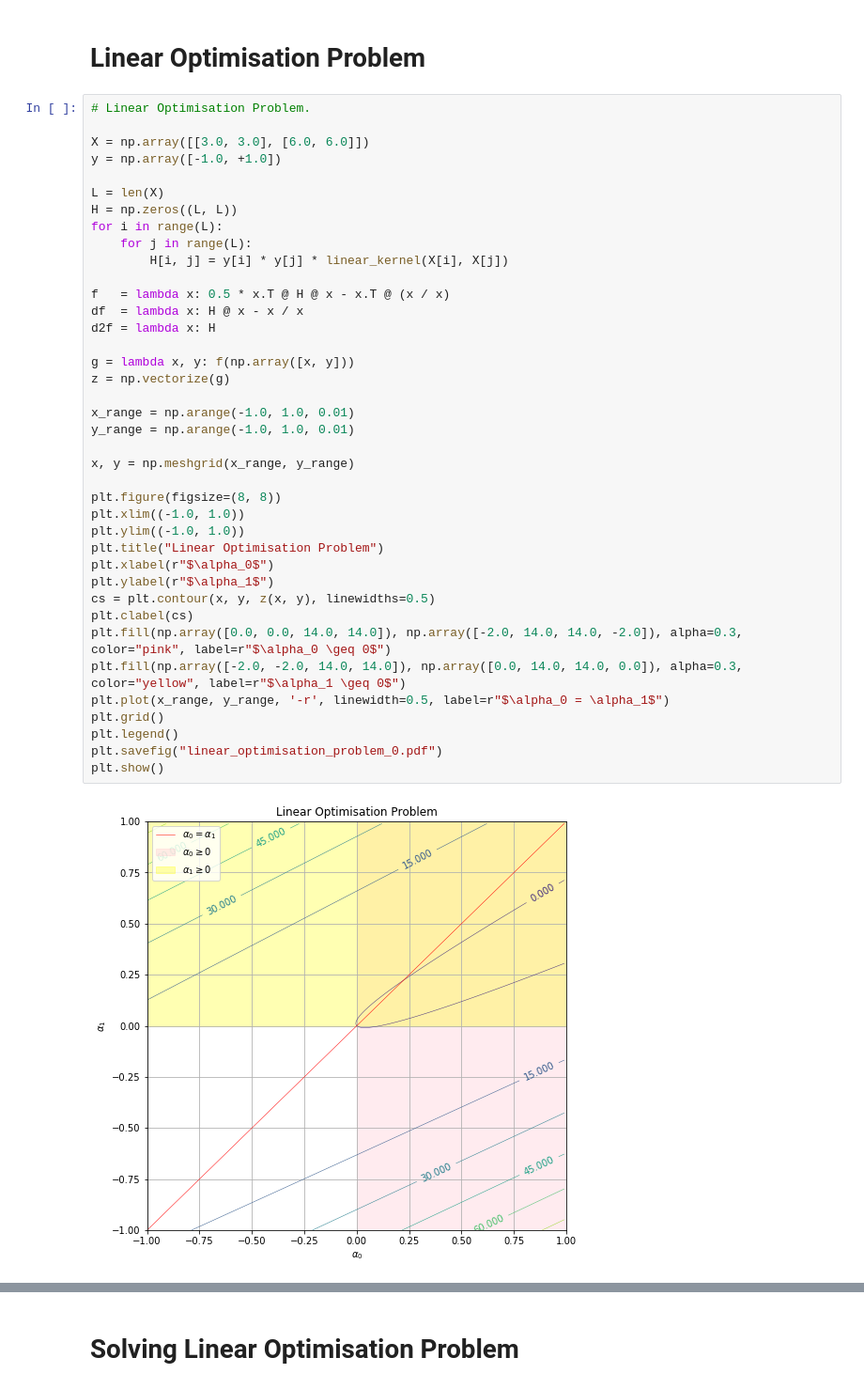
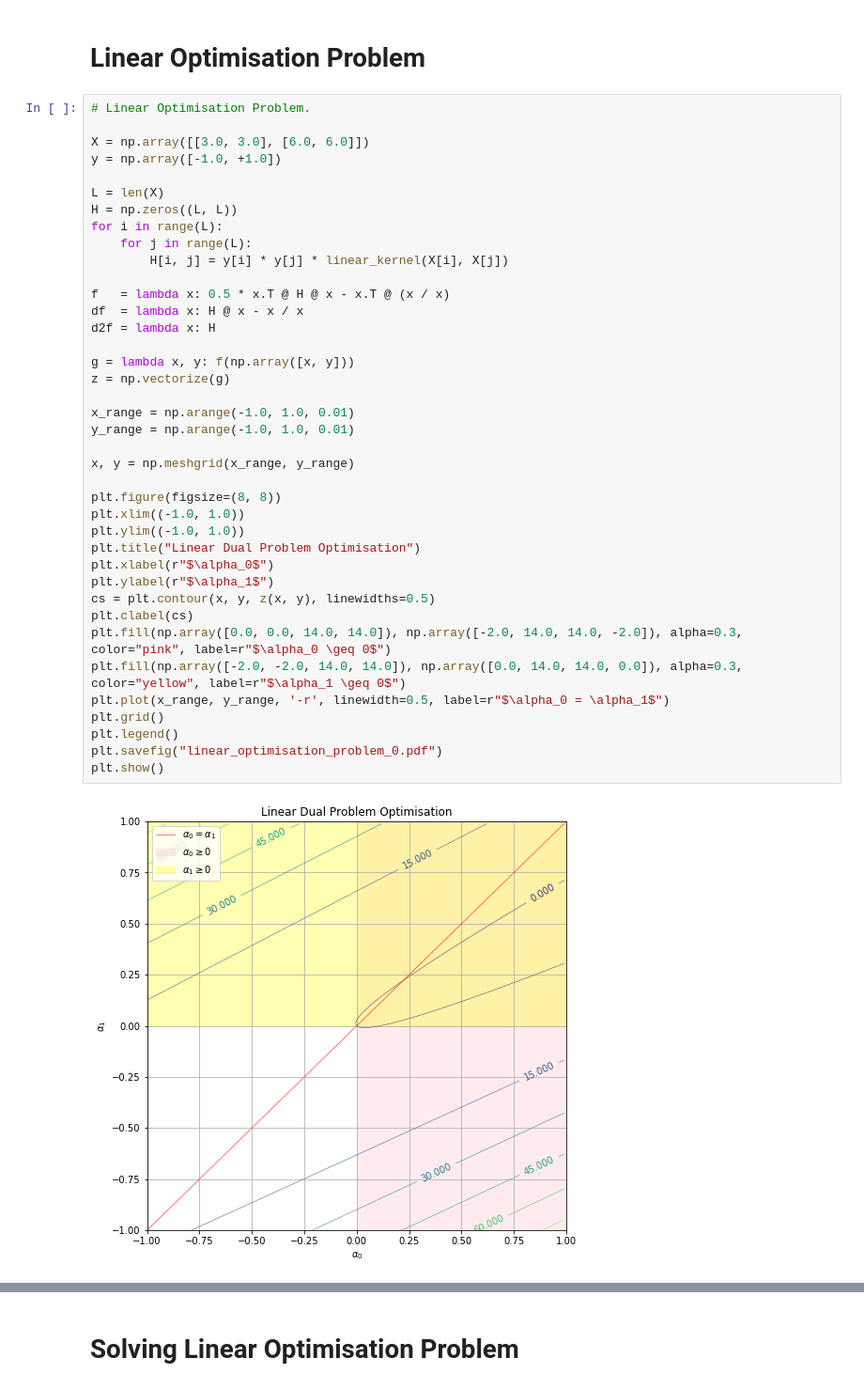
Before and after one commit to johnduffymsc/msc_comp0120project, a Jupyter notebook: COMP0120_Project_Code_John_Duffy.ipynb, the cells around one changed output, grey strips where cells are left out. Shown at 94% size. Drawn from its saved outputs; the diff is of its cells as text.

```diff
--- a/COMP0120_Project_Code_John_Duffy.ipynb
+++ b/COMP0120_Project_Code_John_Duffy.ipynb
@@ -698,32 +706,32 @@ for i in range(L):
     for j in range(L):
         H[i, j] = y[i] * y[j] * linear_kernel(X[i], X[j])
 
 f   = lambda x: 0.5 * x.T @ H @ x - x.T @ (x / x)
 df  = lambda x: H @ x - x / x
 d2f = lambda x: H
 
 g = lambda x, y: f(np.array([x, y]))
 z = np.vectorize(g)
 
 x_range = np.arange(-1.0, 1.0, 0.01)
 y_range = np.arange(-1.0, 1.0, 0.01)
 
 x, y = np.meshgrid(x_range, y_range)
 
 plt.figure(figsize=(8, 8))
 plt.xlim((-1.0, 1.0))
 plt.ylim((-1.0, 1.0))
-plt.title("Linear Optimisation Problem")
+plt.title("Linear Dual Problem Optimisation")
 plt.xlabel(r"$\alpha_0$")
 plt.ylabel(r"$\alpha_1$")
 cs = plt.contour(x, y, z(x, y), linewidths=0.5)
 plt.clabel(cs)
 plt.fill(np.array([0.0, 0.0, 14.0, 14.0]), np.array([-2.0, 14.0, 14.0, -2.0]), alpha=0.3, color="pink", label=r"$\alpha_0 \geq 0$")
 plt.fill(np.array([-2.0, -2.0, 14.0, 14.0]), np.array([0.0, 14.0, 14.0, 0.0]), alpha=0.3, color="yellow", label=r"$\alpha_1 \geq 0$")
 plt.plot(x_range, y_range, '-r', linewidth=0.5, label=r"$\alpha_0 = \alpha_1$")
 plt.grid()
 plt.legend()
 plt.savefig("linear_optimisation_problem_0.pdf")
 plt.show()
 # %% [output]
-[figure, old version]
+[figure, new version]
```
Also changed, not shown: parts of 9 cells of this notebook.
